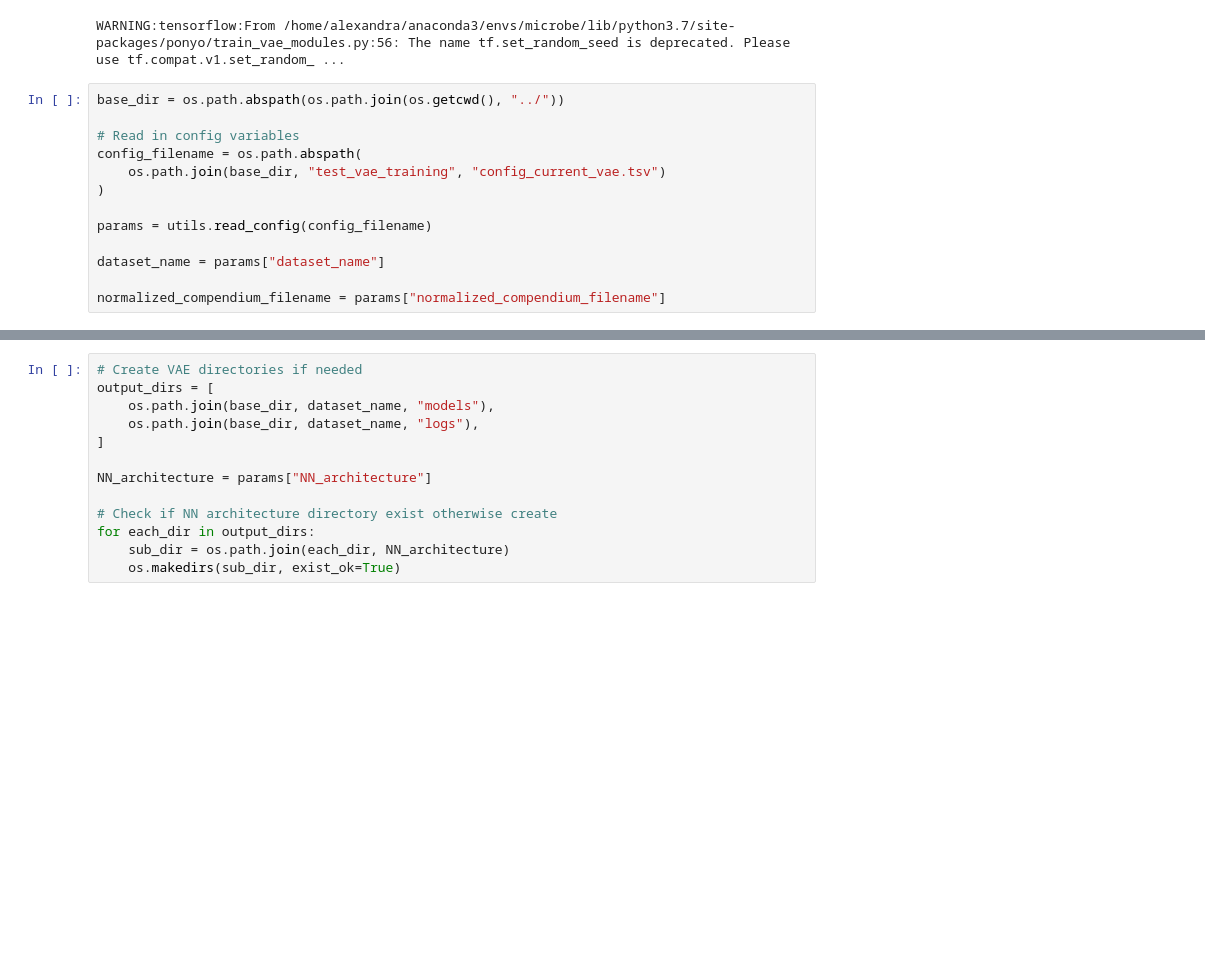
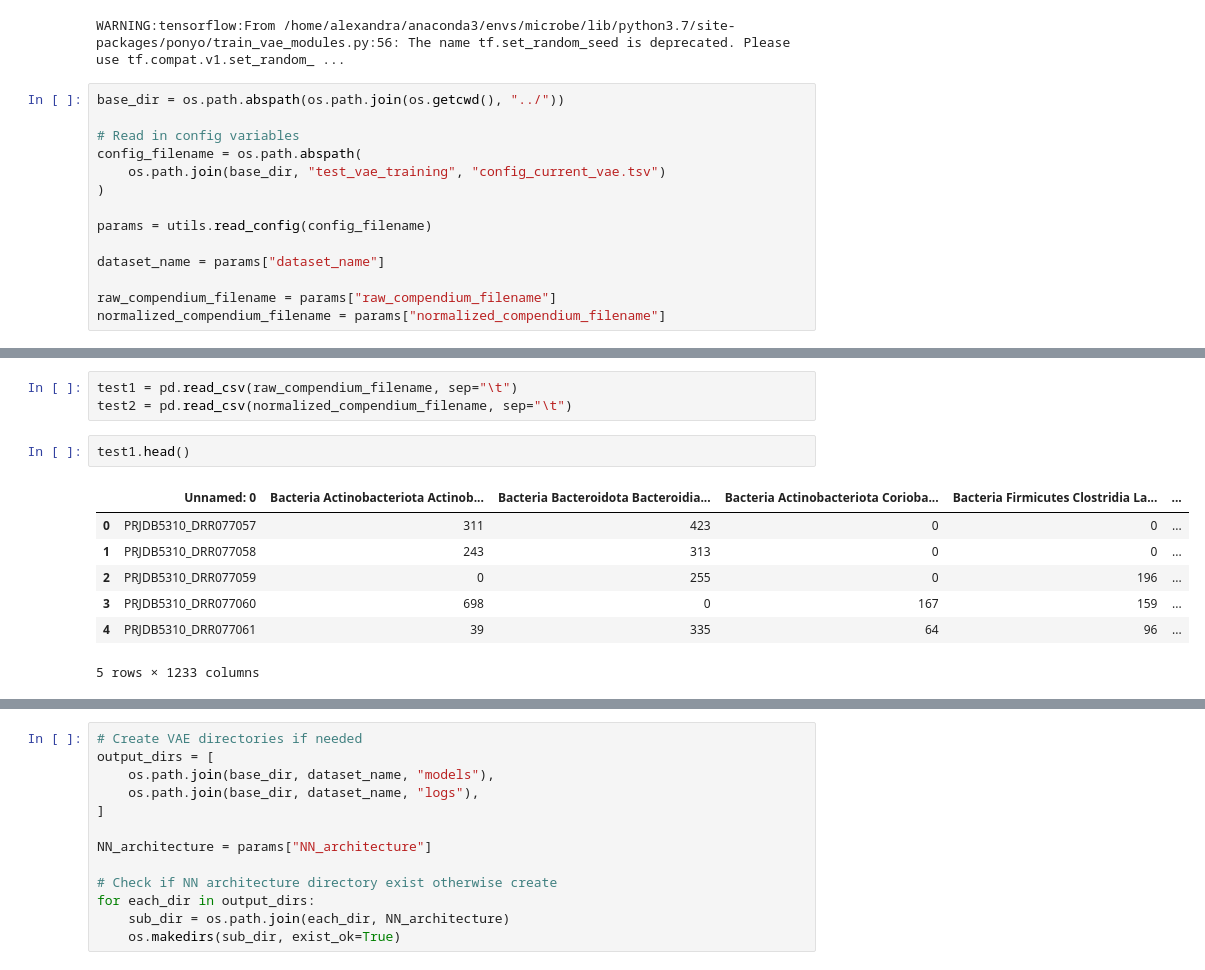
Before and after one commit to greenelab/common-microbes, a Jupyter notebook: test_vae_training/1_train_vae.ipynb, the cells around one changed output, grey strips where cells are left out. Saved outputs shown, nothing was run; the diff lists cells and outputs as text; blank space fills up the shorter version.

```diff
--- a/test_vae_training/1_train_vae.ipynb
+++ b/test_vae_training/1_train_vae.ipynb
@@ -34,4 +34,5 @@ params = utils.read_config(config_filename)
 
 dataset_name = params["dataset_name"]
 
+raw_compendium_filename = params["raw_compendium_filename"]
 normalized_compendium_filename = params["normalized_compendium_filename"]
@@ -37,0 +47,13 @@ normalized_compendium_filename = params["normalized_compendium_filename"]
+# %%
+test1 = pd.read_csv(raw_compendium_filename, sep="\t")
+test2 = pd.read_csv(normalized_compendium_filename, sep="\t")
+# %%
+test1.head()
+# %% [output]
+|  | Unnamed: 0 | Bacteria Actinobacteriota Actinob... | Bacteria Bacteroidota Bacteroidia... | Bacteria Actinobacteriota Corioba... | Bacteria Firmicutes Clostridia La... | ... |
+| 0 | PRJDB5310_DRR077057 | 311 | 423 | 0 | 0 | ... |
+| 1 | PRJDB5310_DRR077058 | 243 | 313 | 0 | 0 | ... |
+| 2 | PRJDB5310_DRR077059 | 0 | 255 | 0 | 196 | ... |
+| 3 | PRJDB5310_DRR077060 | 698 | 0 | 167 | 159 | ... |
+| 4 | PRJDB5310_DRR077061 | 39 | 335 | 64 | 96 | ... |
+5 rows × 1233 columns
```
Also changed, not shown: parts of 5 cells of this notebook, 8 other files.
